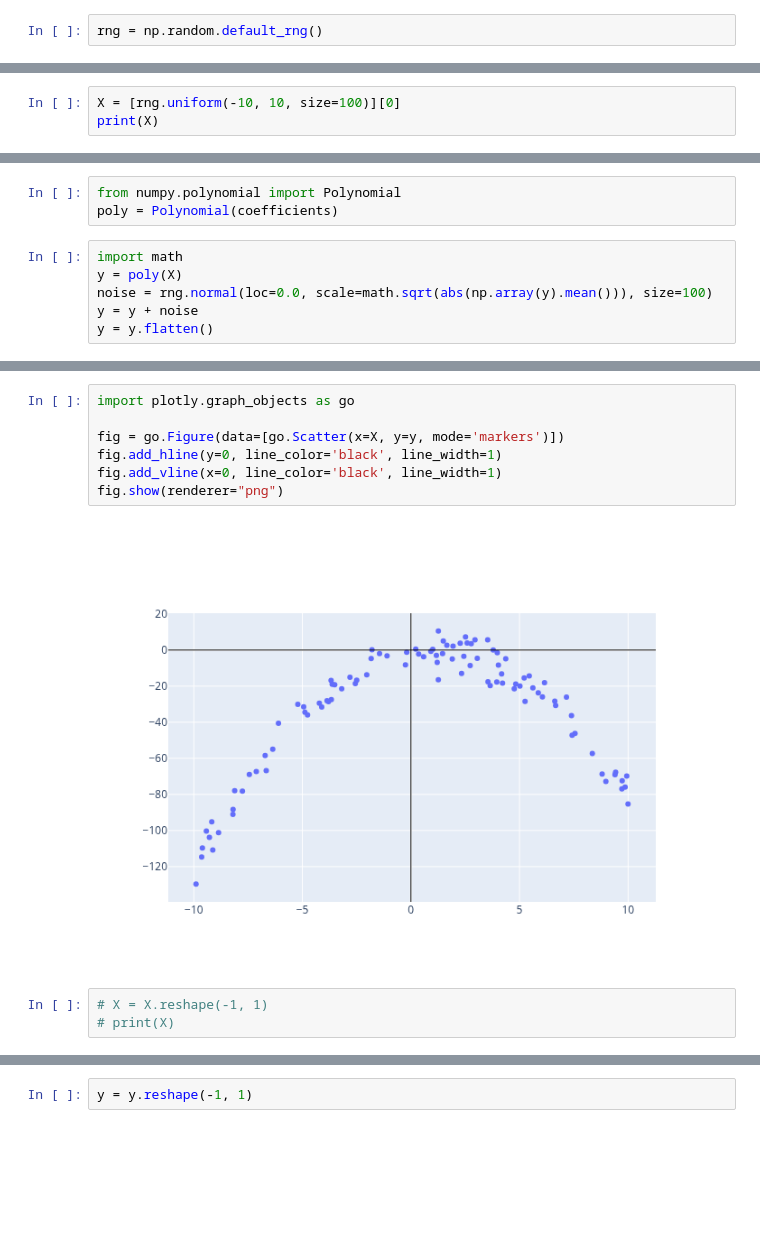
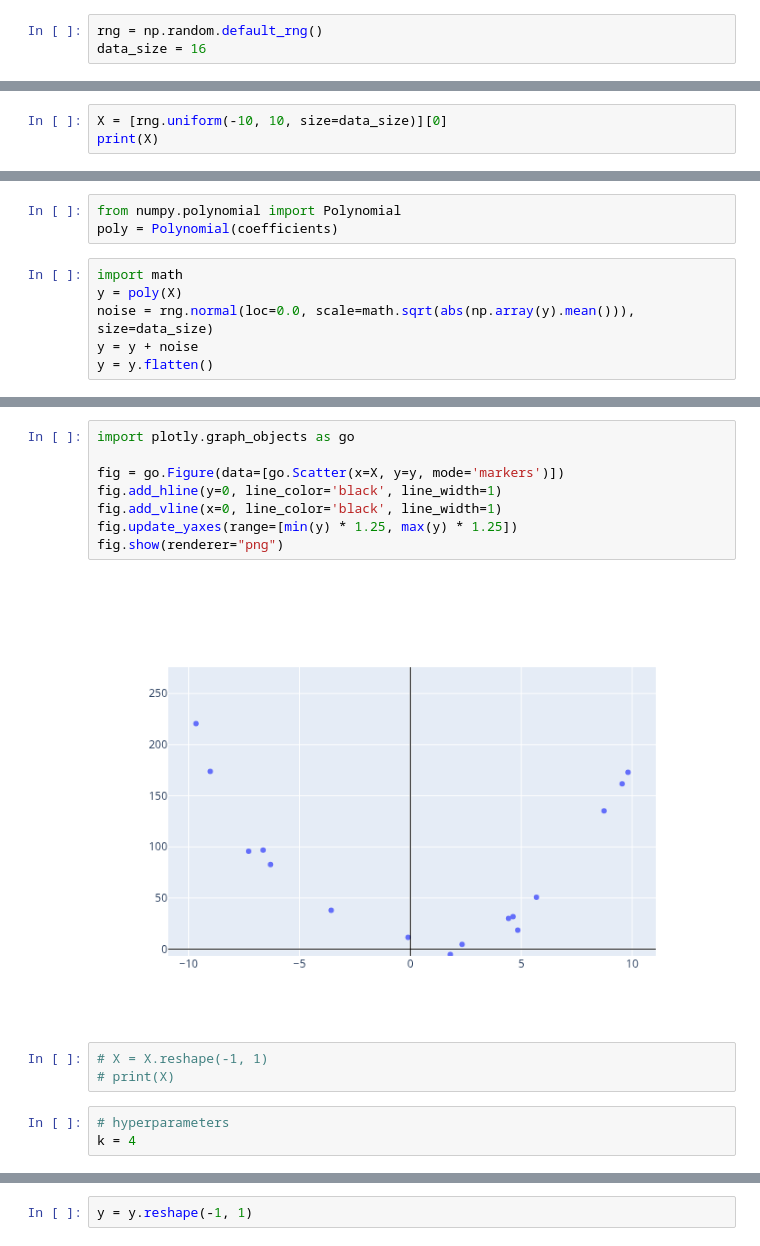
Before and after one commit to oportunitas/foundations-of-computer-vision, a Jupyter notebook: 11.the-problem-of-generalization/polynomial_regressor.ipynb, the cells around one changed output, grey strips where cells are left out. Cells and saved outputs as stored; diff of their text form; blank space fills up the shorter version.

```diff
--- a/11.the-problem-of-generalization/polynomial_regressor.ipynb
+++ b/11.the-problem-of-generalization/polynomial_regressor.ipynb
@@ -2,3 +2,4 @@
 import numpy as np
 # %%
 rng = np.random.default_rng()
+data_size = 16
@@ -8,4 +6,4 @@ y_intercept = rng.uniform(-10.0, 10.0)
 # %%
-X = [rng.uniform(-10, 10, size=100)][0]
+X = [rng.uniform(-10, 10, size=data_size)][0]
 print(X)
 # %% [output]
@@ -37,7 +21,7 @@ poly = Polynomial(coefficients)
 # %%
 import math
 y = poly(X)
-noise = rng.normal(loc=0.0, scale=math.sqrt(abs(np.array(y).mean())), size=100)
+noise = rng.normal(loc=0.0, scale=math.sqrt(abs(np.array(y).mean())), size=data_size)
 y = y + noise
 y = y.flatten()
 # %%
@@ -83,13 +40,17 @@ print(X)
 # %%
 import plotly.graph_objects as go
 
 fig = go.Figure(data=[go.Scatter(x=X, y=y, mode='markers')])
 fig.add_hline(y=0, line_color='black', line_width=1)
 fig.add_vline(x=0, line_color='black', line_width=1)
+fig.update_yaxes(range=[min(y) * 1.25, max(y) * 1.25])
 fig.show(renderer="png")
 # %% [output]
-[figure, old version]
+[figure, new version]
 # %%
 # X = X.reshape(-1, 1)
 # print(X)
+# %%
+# hyperparameters
+k = 4
 # %%
```
Also changed, not shown: parts of 7 cells of this notebook.
